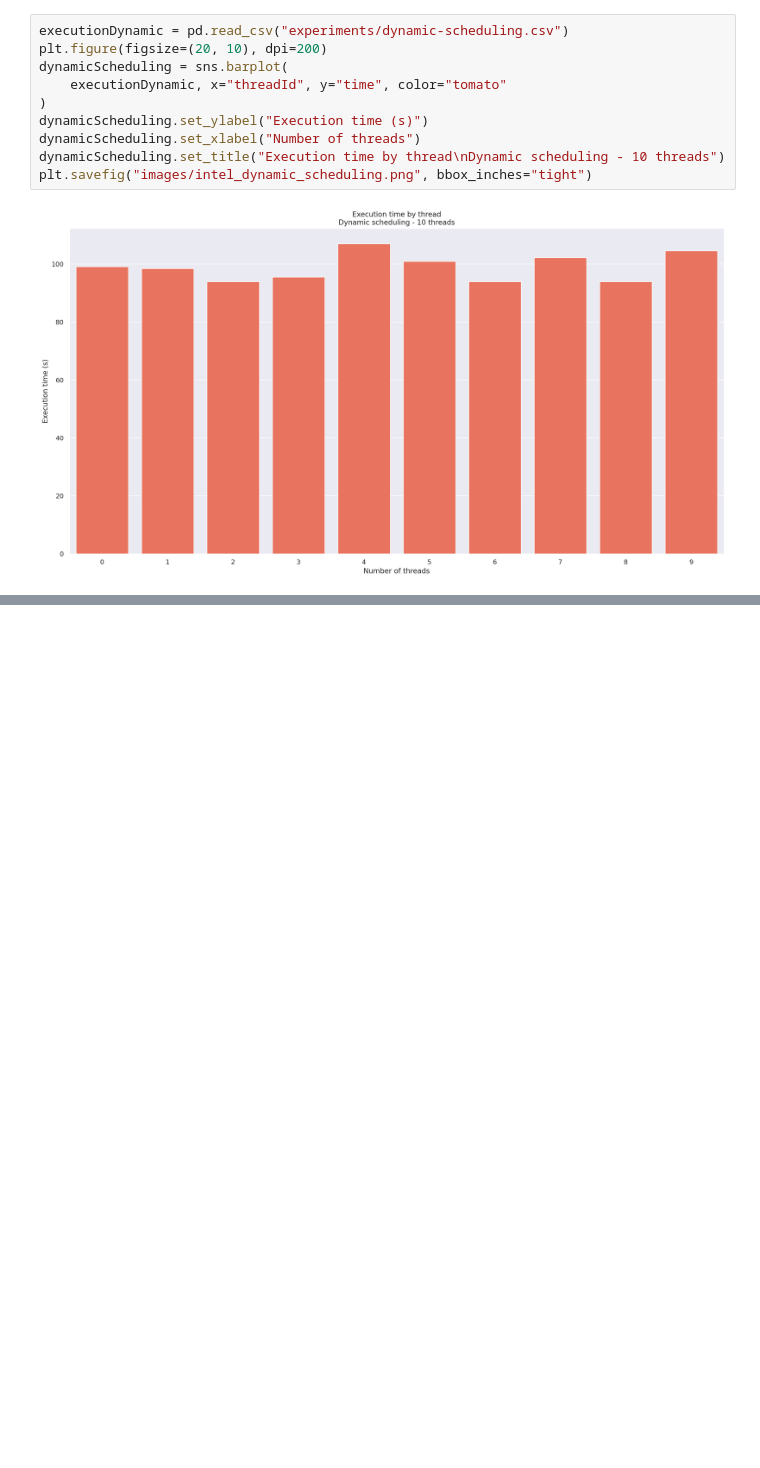
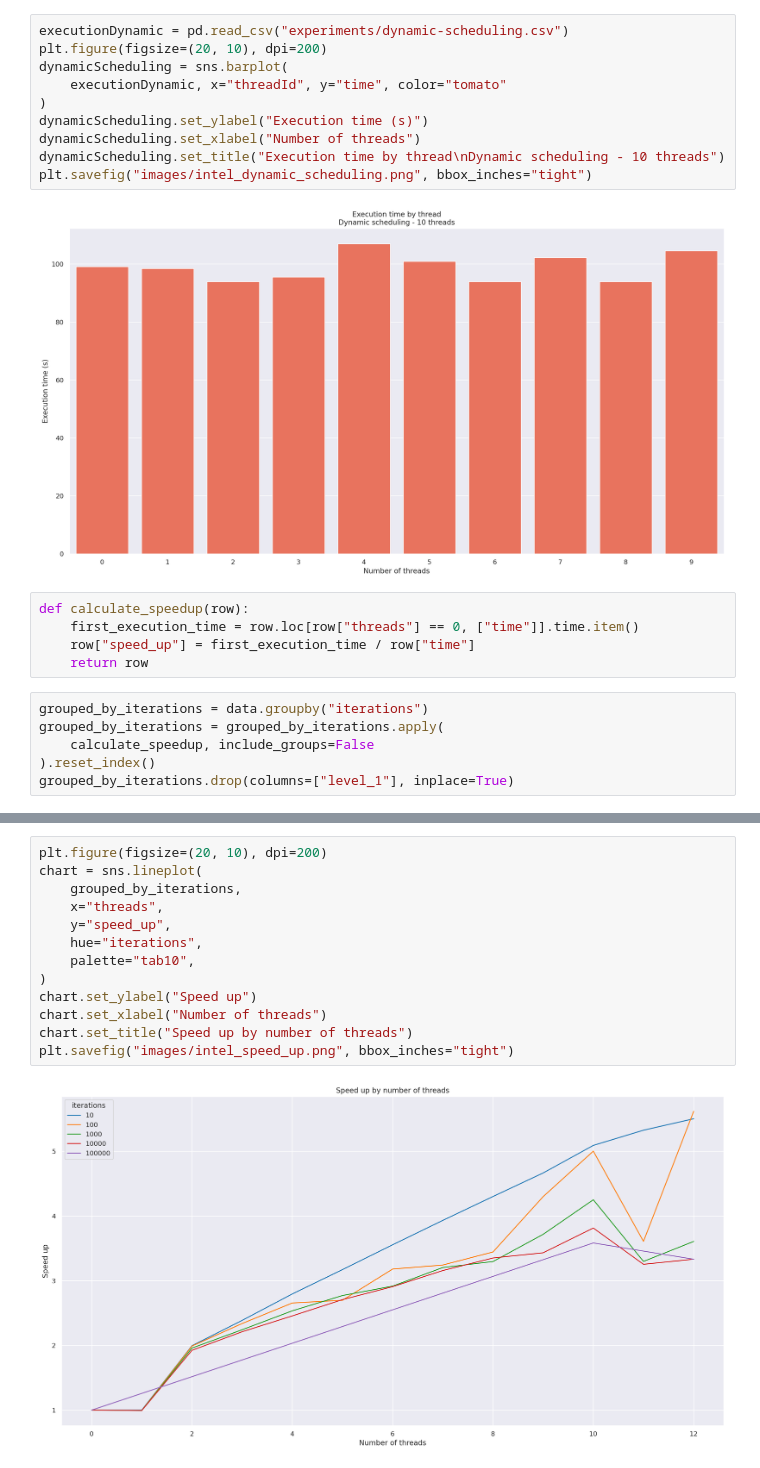
Before and after one commit to AlmirNeeto99/mandelbrot-openmp, a Jupyter notebook: analysis/main.ipynb, the cells around one changed output, grey strips where cells are left out. Cells and saved outputs as stored; diff of their text form; blank space fills up the shorter version.

Commit message:
feat: calculating speed up per iteration count

```diff
--- a/analysis/main.ipynb
+++ b/analysis/main.ipynb
@@ -84,3 +84,14 @@ dynamicScheduling.set_title("Execution time by thread\nDynamic scheduling - 10 t
 plt.savefig("images/intel_dynamic_scheduling.png", bbox_inches="tight")
 # %% [output]
 [figure]
+# %%
+def calculate_speedup(row):
+    first_execution_time = row.loc[row["threads"] == 0, ["time"]].time.item()
+    row["speed_up"] = first_execution_time / row["time"]
+    return row
+# %%
+grouped_by_iterations = data.groupby("iterations")
+grouped_by_iterations = grouped_by_iterations.apply(
+    calculate_speedup, include_groups=False
+).reset_index()
+grouped_by_iterations.drop(columns=["level_1"], inplace=True)
@@ -86,0 +107,15 @@ plt.savefig("images/intel_dynamic_scheduling.png", bbox_inches="tight")
+# %%
+plt.figure(figsize=(20, 10), dpi=200)
+chart = sns.lineplot(
+    grouped_by_iterations,
+    x="threads",
+    y="speed_up",
+    hue="iterations",
+    palette="tab10",
+)
+chart.set_ylabel("Speed up")
+chart.set_xlabel("Number of threads")
+chart.set_title("Speed up by number of threads")
+plt.savefig("images/intel_speed_up.png", bbox_inches="tight")
+# %% [output]
+[figure, added]
```
Also changed, not shown: parts of 1 cell of this notebook.
